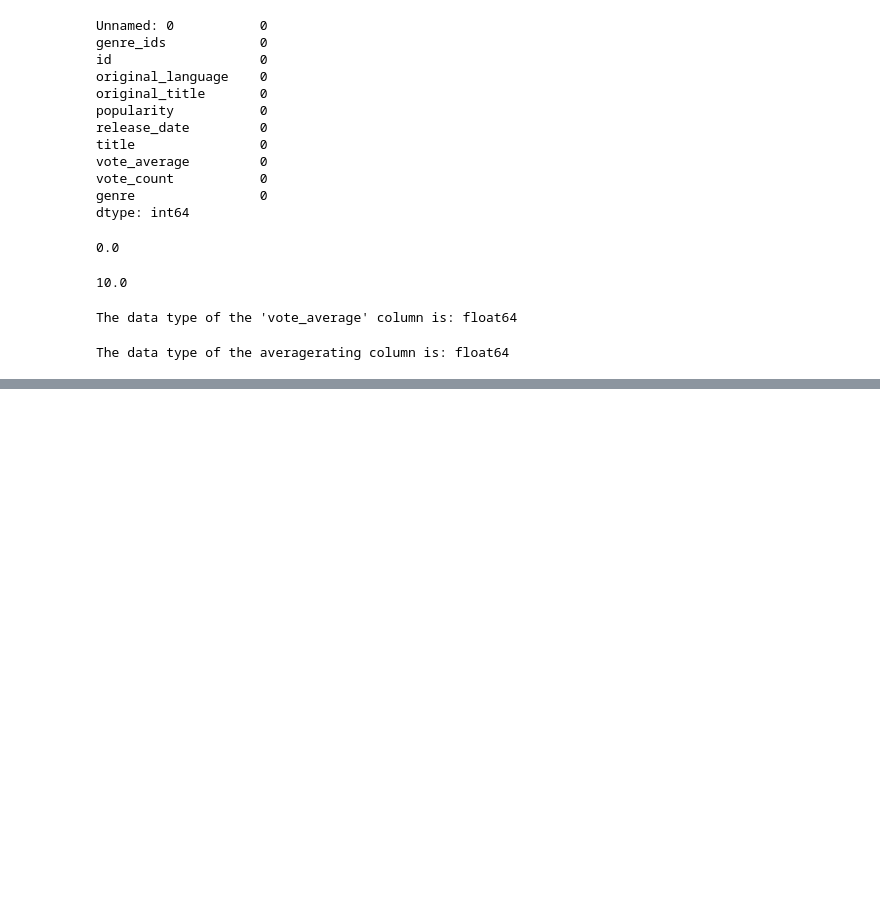
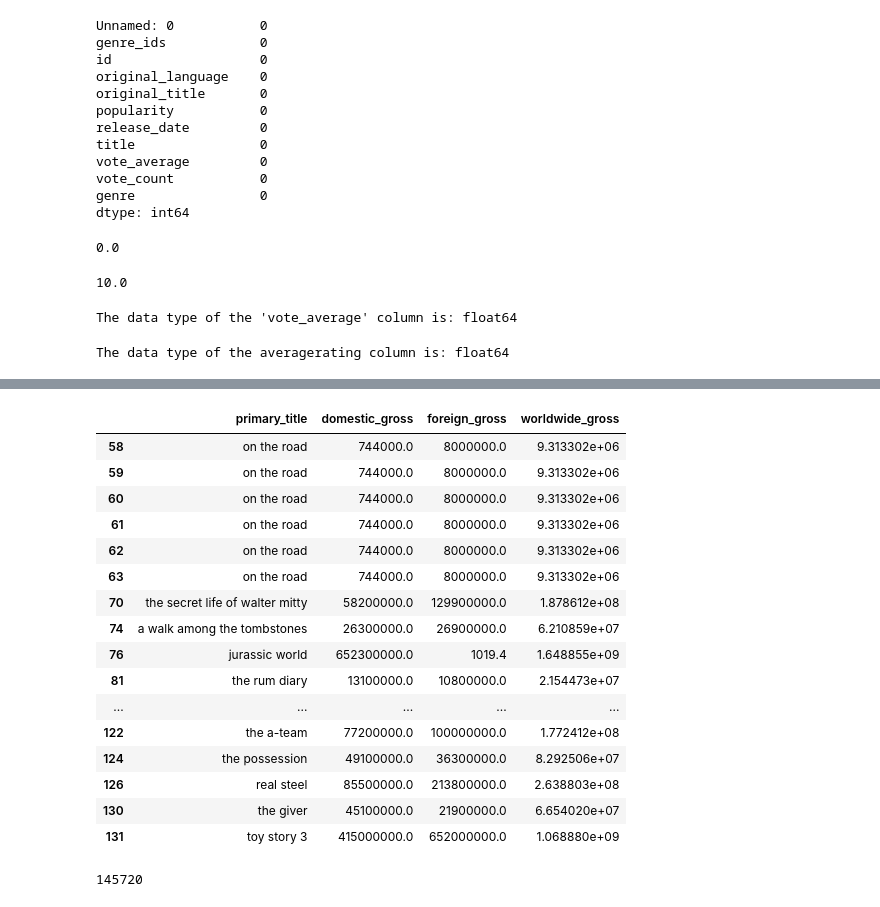
Before and after one commit to agambino720/movie_analytics_project, a Jupyter notebook: movie_analytics_project.ipynb, the cells around one changed output, grey strips where cells are left out. Cells and saved outputs as stored; diff of their text form; code cells hidden in the pictures; blank space fills up the shorter version.

```diff
--- a/movie_analytics_project.ipynb
+++ b/movie_analytics_project.ipynb
@@ -1033,0 +1074,16 @@ The data type of the averagerating column is: float64
+# %%
+#Merging full_df with tn_movie_budgets
+
+full_df.replace('', pd.NA, inplace=True)
+tn_movie_budgets.replace('', pd.NA, inplace=True)
+
+# Performing merge
+almost_complete_df = pd.merge(full_df, tn_movie_budgets[['movie', 'production_budget', 'domestic_gross', 'worldwide_gross']],
+                              left_on='primary_title', right_on='movie', how='outer', suffixes=('', '_budget'))
+
+# Updating domestic_gross missing values
+almost_complete_df['domestic_gross'] = almost_complete_df['domestic_gross'].combine_first(almost_complete_df['domestic_gross_budget'])
+
+almost_complete_df.drop(columns=['movie', 'domestic_gross_budget'], inplace=True)
+
+almost_complete_df.head()
@@ -1033,0 +1143,16 @@ The data type of the averagerating column is: float64
+# %%
+tmdb_movies.replace('', pd.NA, inplace=True)
+
+#Merging tmdb_movies with almost_complete_df
+final_df = pd.merge(almost_complete_df, tmdb_movies[['title', 'vote_average', 'genre', 'release_date']],
+                    left_on='primary_title', right_on='title', how='outer', suffixes=('', '_tmdb'))
+
+# Updating vote_average where its missing
+final_df['vote_average'] = final_df['vote_average'].combine_first(final_df['vote_average_tmdb'])
+
+# Updating genre where its missing
+final_df['genre'] = final_df['genre'].combine_first(final_df['genre_tmdb'])
+
+final_df.drop(columns=['title', 'vote_average_tmdb', 'genre_tmdb'], inplace=True)
+
+final_df.head()
@@ -1033,0 +1232,3 @@ The data type of the averagerating column is: float64
+# %%
+final_df['primary_title'] = final_df['primary_title'].combine_first(final_df['title_tmdb'])
+final_df.isnull().sum()
@@ -1033,0 +1252,5 @@ The data type of the averagerating column is: float64
+# %%
+final_df = final_df[~final_df['primary_title'].isnull()]
+
+final_df.drop(columns=['title_tmdb'], inplace=True)
+final_df.isnull().sum()
@@ -1033,0 +1273,29 @@ The data type of the averagerating column is: float64
+# %%
+# Checking if foreign and worldwide gross are the same thing:
+non_null_gross_df = final_df[final_df['worldwide_gross'].notnull() & final_df['foreign_gross'].notnull()]
+
+non_null_gross_df[['primary_title', 'domestic_gross', 'foreign_gross', 'worldwide_gross']].head(20)
+# %% [output]
+|  | primary_title | domestic_gross | foreign_gross | worldwide_gross |
+| 58 | on the road | 744000.0 | 8000000.0 | 9.313302e+06 |
+| 59 | on the road | 744000.0 | 8000000.0 | 9.313302e+06 |
+| 60 | on the road | 744000.0 | 8000000.0 | 9.313302e+06 |
+| 61 | on the road | 744000.0 | 8000000.0 | 9.313302e+06 |
+| 62 | on the road | 744000.0 | 8000000.0 | 9.313302e+06 |
+| 63 | on the road | 744000.0 | 8000000.0 | 9.313302e+06 |
+| 70 | the secret life of walter mitty | 58200000.0 | 129900000.0 | 1.878612e+08 |
+| 74 | a walk among the tombstones | 26300000.0 | 26900000.0 | 6.210859e+07 |
+| 76 | jurassic world | 652300000.0 | 1019.4 | 1.648855e+09 |
+| 81 | the rum diary | 13100000.0 | 10800000.0 | 2.154473e+07 |
+| ... | ... | ... | ... | ... |
+| 122 | the a-team | 77200000.0 | 100000000.0 | 1.772412e+08 |
+| 124 | the possession | 49100000.0 | 36300000.0 | 8.292506e+07 |
+| 126 | real steel | 85500000.0 | 213800000.0 | 2.638803e+08 |
+| 130 | the giver | 45100000.0 | 21900000.0 | 6.654020e+07 |
+| 131 | toy story 3 | 415000000.0 | 652000000.0 | 1.068880e+09 |
+# %%
+# Dropping duplicates
+final_df.drop_duplicates(subset=['primary_title'], inplace=True)
+len(final_df)
+# %% [output]
+145720
```
Also changed, not shown: parts of 19 cells of this notebook.
